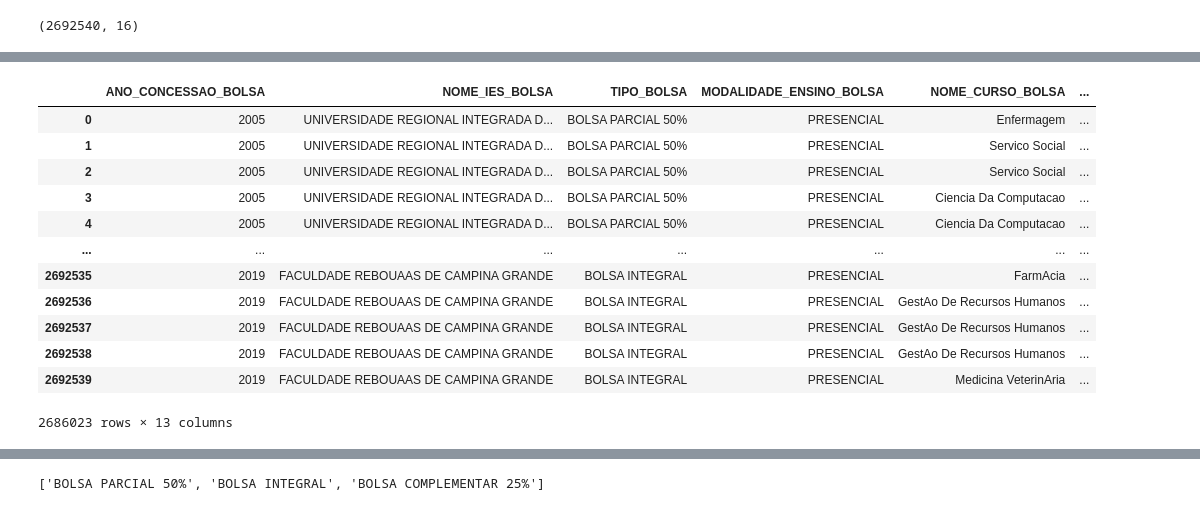
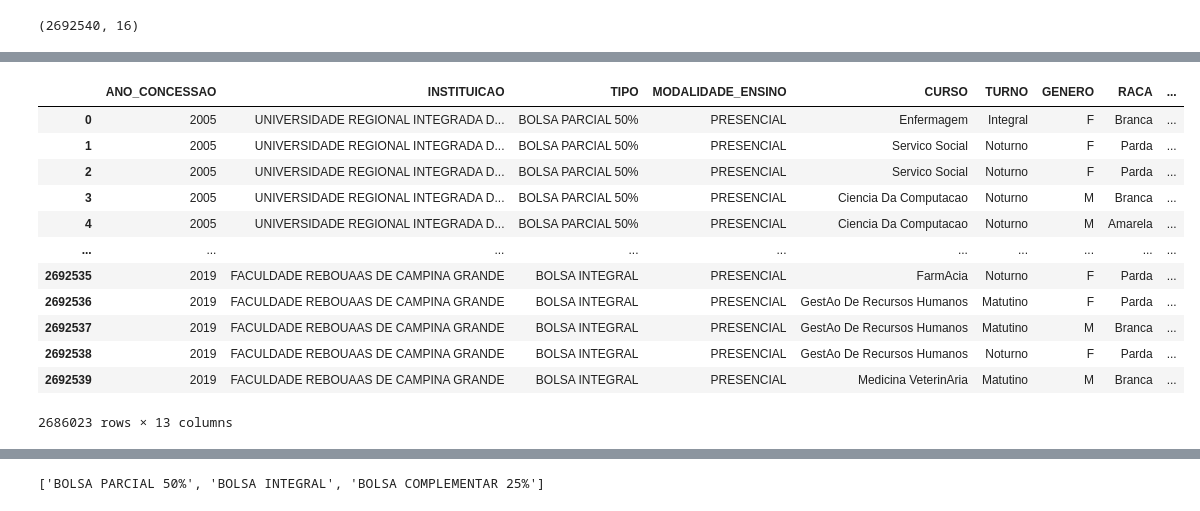
Before and after one commit to cidade-felipe/Prouni-Data-Insights, a Jupyter notebook: notebooks/preprocessed.ipynb, the cells around one changed output, grey strips where cells are left out. Saved outputs shown, nothing was run; the diff lists cells and outputs as text; code cells hidden in the pictures.

```diff
--- a/notebooks/preprocessed.ipynb
+++ b/notebooks/preprocessed.ipynb
@@ -60,3 +61,6 @@ dtype: int64
 df.shape
 # %% [output]
 (2692540, 16)
+# %%
+lista_colunas = df.columns
+print(lista_colunas)
@@ -62,0 +76,3 @@ df.shape
+# %%
+lista_renomeada = [col.upper().replace('_BOLSA', '').replace('NOME_', '').replace('_CURSO_', '').replace('BENEFICIARIO_', '').replace('_BENEFICIARIO', '').replace('_CURSO', '').replace('CURSO_', '').replace('SIGLA_', '').replace('IES', 'INSTITUICAO').replace('SEXO', 'GENERO') for col in lista_colunas]
+print(lista_renomeada)
@@ -63,5 +81,5 @@ df.shape
 # %%
-df_limpo = df.copy()
-df_limpo = df_limpo.dropna()
-df_limpo
+df_renamed = df.copy()
+df_renamed.rename(columns=dict(zip(lista_colunas, lista_renomeada)), inplace=True)
+df_renamed.columns
 # %% [output]
@@ -120,0 +111,3 @@ lista_colunas
+# %%
+df_limpo = df_renamed.copy()
+df_limpo = df_limpo.dropna()
@@ -121,18 +134,18 @@ lista_colunas
 # %%
-lista_apagar = ['CODIGO_EMEC_IES_BOLSA']
-df_limpo = df_limpo.drop(['CODIGO_EMEC_IES_BOLSA', 'CPF_BENEFICIARIO_BOLSA','DT_NASCIMENTO_BENEFICIARIO'], axis=1)
+lista_apagar = ['CODIGO_EMEC_INSTITUICAO','CPF','DT_NASCIMENTO']
+df_limpo = df_limpo.drop(columns=lista_apagar, axis=1)
 df_limpo
 # %% [output]
-|  | ANO_CONCESSAO_BOLSA | NOME_IES_BOLSA | TIPO_BOLSA | MODALIDADE_ENSINO_BOLSA | NOME_CURSO_BOLSA | ... |
-| 0 | 2005 | UNIVERSIDADE REGIONAL INTEGRADA D... | BOLSA PARCIAL 50% | PRESENCIAL | Enfermagem | ... |
-| 1 | 2005 | UNIVERSIDADE REGIONAL INTEGRADA D... | BOLSA PARCIAL 50% | PRESENCIAL | Servico Social | ... |
-| 2 | 2005 | UNIVERSIDADE REGIONAL INTEGRADA D... | BOLSA PARCIAL 50% | PRESENCIAL | Servico Social | ... |
-| 3 | 2005 | UNIVERSIDADE REGIONAL INTEGRADA D... | BOLSA PARCIAL 50% | PRESENCIAL | Ciencia Da Computacao | ... |
-| 4 | 2005 | UNIVERSIDADE REGIONAL INTEGRADA D... | BOLSA PARCIAL 50% | PRESENCIAL | Ciencia Da Computacao | ... |
-| ... | ... | ... | ... | ... | ... | ... |
-| 2692535 | 2019 | FACULDADE REBOUAAS DE CAMPINA GRANDE | BOLSA INTEGRAL | PRESENCIAL | FarmAcia | ... |
-| 2692536 | 2019 | FACULDADE REBOUAAS DE CAMPINA GRANDE | BOLSA INTEGRAL | PRESENCIAL | GestAo De Recursos Humanos | ... |
-| 2692537 | 2019 | FACULDADE REBOUAAS DE CAMPINA GRANDE | BOLSA INTEGRAL | PRESENCIAL | GestAo De Recursos Humanos | ... |
-| 2692538 | 2019 | FACULDADE REBOUAAS DE CAMPINA GRANDE | BOLSA INTEGRAL | PRESENCIAL | GestAo De Recursos Humanos | ... |
-| 2692539 | 2019 | FACULDADE REBOUAAS DE CAMPINA GRANDE | BOLSA INTEGRAL | PRESENCIAL | Medicina VeterinAria | ... |
+|  | ANO_CONCESSAO | INSTITUICAO | TIPO | MODALIDADE_ENSINO | CURSO | TURNO | GENERO | RACA | ... |
+| 0 | 2005 | UNIVERSIDADE REGIONAL INTEGRADA D... | BOLSA PARCIAL 50% | PRESENCIAL | Enfermagem | Integral | F | Branca | ... |
+| 1 | 2005 | UNIVERSIDADE REGIONAL INTEGRADA D... | BOLSA PARCIAL 50% | PRESENCIAL | Servico Social | Noturno | F | Parda | ... |
+| 2 | 2005 | UNIVERSIDADE REGIONAL INTEGRADA D... | BOLSA PARCIAL 50% | PRESENCIAL | Servico Social | Noturno | F | Parda | ... |
+| 3 | 2005 | UNIVERSIDADE REGIONAL INTEGRADA D... | BOLSA PARCIAL 50% | PRESENCIAL | Ciencia Da Computacao | Noturno | M | Branca | ... |
+| 4 | 2005 | UNIVERSIDADE REGIONAL INTEGRADA D... | BOLSA PARCIAL 50% | PRESENCIAL | Ciencia Da Computacao | Noturno | M | Amarela | ... |
+| ... | ... | ... | ... | ... | ... | ... | ... | ... | ... |
+| 2692535 | 2019 | FACULDADE REBOUAAS DE CAMPINA GRANDE | BOLSA INTEGRAL | PRESENCIAL | FarmAcia | Noturno | F | Parda | ... |
+| 2692536 | 2019 | FACULDADE REBOUAAS DE CAMPINA GRANDE | BOLSA INTEGRAL | PRESENCIAL | GestAo De Recursos Humanos | Matutino | F | Parda | ... |
+| 2692537 | 2019 | FACULDADE REBOUAAS DE CAMPINA GRANDE | BOLSA INTEGRAL | PRESENCIAL | GestAo De Recursos Humanos | Matutino | M | Branca | ... |
+| 2692538 | 2019 | FACULDADE REBOUAAS DE CAMPINA GRANDE | BOLSA INTEGRAL | PRESENCIAL | GestAo De Recursos Humanos | Noturno | F | Parda | ... |
+| 2692539 | 2019 | FACULDADE REBOUAAS DE CAMPINA GRANDE | BOLSA INTEGRAL | PRESENCIAL | Medicina VeterinAria | Matutino | M | Branca | ... |
 2686023 rows × 13 columns
```
Also changed, not shown: parts of 16 cells of this notebook, 2 other files.
